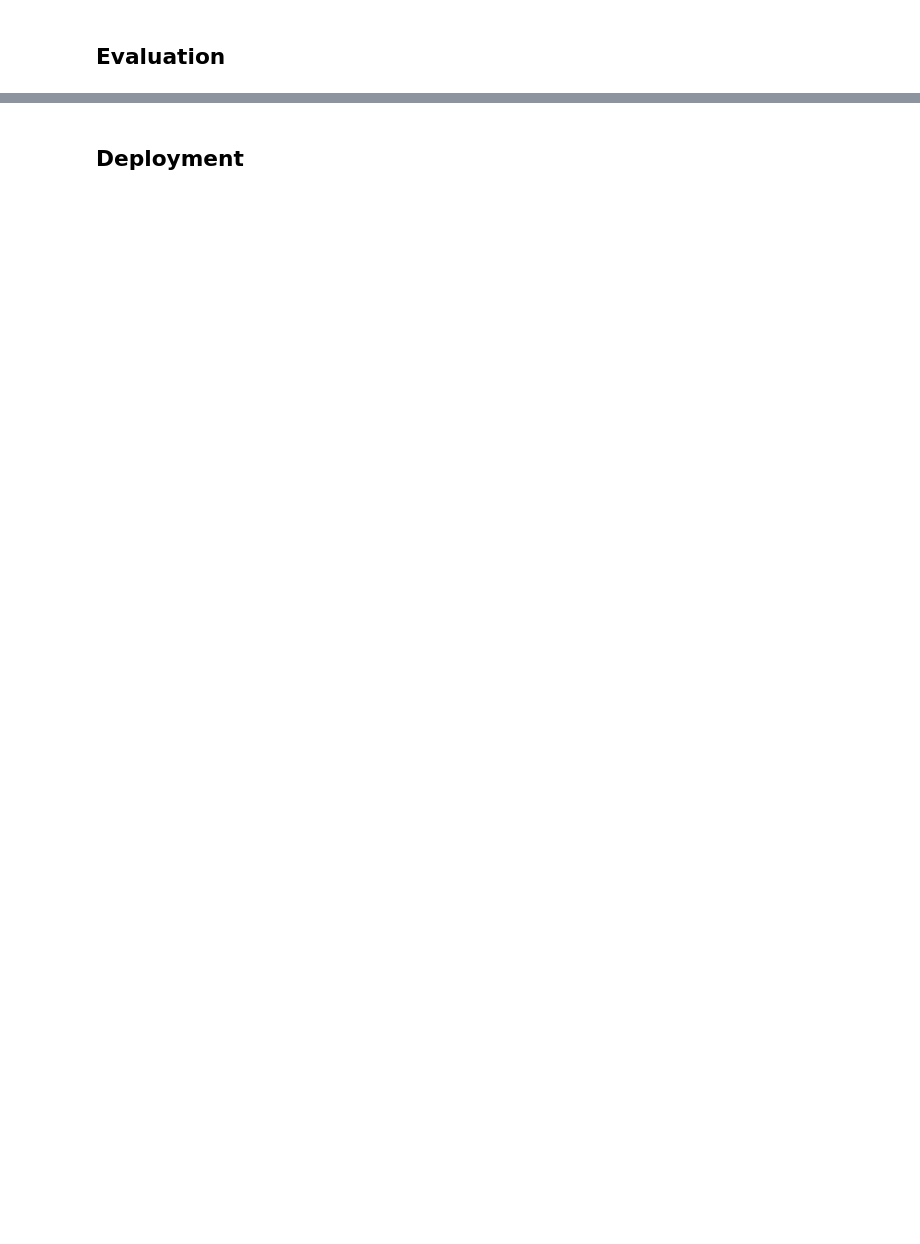
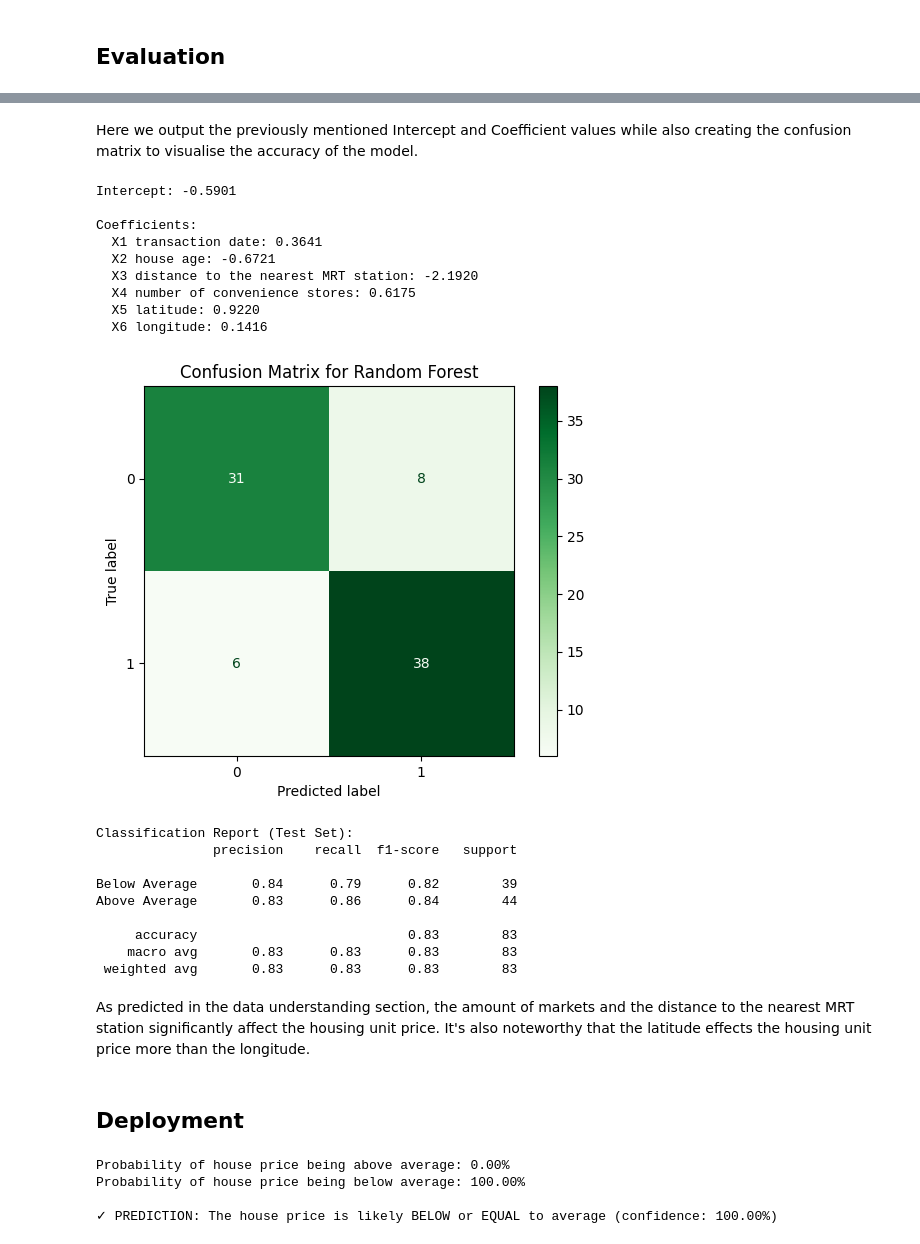
Before and after one commit to TheZink/MLL, a Jupyter notebook: Documents/LinearLogisticRegression/LinearLogisticRegression.ipynb, the cells around one changed output, grey strips where cells are left out. Saved outputs shown, nothing was run; the diff lists cells and outputs as text; code cells hidden in the pictures; blank space fills up the shorter version.

```diff
--- a/Documents/LinearLogisticRegression/LinearLogisticRegression.ipynb
+++ b/Documents/LinearLogisticRegression/LinearLogisticRegression.ipynb
@@ -114,0 +229,4 @@ Before we start to go through the data we can make a statement that this dataset
+# %%
+# Building and fitting the logistic regression model
+logistic_model = LogisticRegression(solver='lbfgs')
+logistic_model.fit(X_train, logistic_y_train)
@@ -116,0 +250,4 @@ Before we start to go through the data we can make a statement that this dataset
+# %%
+logistic_predictions = logistic_model.predict(X_test)
+print("Classification Report for Logistic Regression:")
+print(classification_report(logistic_y_test, logistic_predictions, target_names=['Below Average', 'Above Average']))
@@ -117,2 +264,70 @@ Before we start to go through the data we can make a statement that this dataset
+# %% [markdown]
+Here we output the previously mentioned Intercept and Coefficient values while also creating the confusion matrix to visualise the accuracy of the model.
+# %%
+print(f"Intercept: {logistic_model.intercept_[0]:.4f}")
+print("\nCoefficients:")
+
+for feature, coef in zip(X.columns, logistic_model.coef_[0]):
+    print(f"  {feature}: {coef:.4f}")
+
+cm = confusion_matrix(logistic_y_test, logistic_predictions)
+
+disp = ConfusionMatrixDisplay(confusion_matrix=cm)
+disp.plot(cmap=plt.cm.Greens)
+plt.title("Confusion Matrix for Random Forest")
+
+plt.show()
+
+# Classification Report
+print("\nClassification Report (Test Set):")
+print(classification_report(logistic_y_test, logistic_predictions,
+                          target_names=['Below Average', 'Above Average']))
+# %% [output]
+Intercept: -0.5901
+
+Coefficients:
+  X1 transaction date: 0.3641
+  X2 house age: -0.6721
+  X3 distance to the nearest MRT station: -2.1920
+  X4 number of convenience stores: 0.6175
+  X5 latitude: 0.9220
+  X6 longitude: 0.1416
+[figure, added]
+Classification Report (Test Set):
+               precision    recall  f1-score   support
+
+Below Average       0.84      0.79      0.82        39
+Above Average       0.83      0.86      0.84        44
+
+     accuracy                           0.83        83
+    macro avg       0.83      0.83      0.83        83
+ weighted avg       0.83      0.83      0.83        83
+# %% [markdown]
+As predicted in the data understanding section, the amount of markets and the distance to the nearest MRT station significantly affect the housing unit price. It's also noteworthy that the latitude effects the housing unit price more than the longitude.
 # %% [markdown]
 ## Deployment
+# %%
+features = X_test.columns.tolist()
+
+Xi = pd.DataFrame(columns=features)
+
+for f in features:
+    val = input(f"Enter value for feature {f}: ")
+    Xi[f] = [float(val)]
+
+Xi_scaled = pd.DataFrame(scaler.transform(Xi), columns=Xi.columns)
+
+# Get BOTH probabilities
+probabilities = logistic_model.predict_proba(Xi_scaled)[0]  # Get the full array
+p_below = probabilities[0]  # Probability of class 0 (below average)
+p_above = probabilities[1]  # Probability of class 1 (above average)
+
+if p_below > 0.5:
+    print(f"\n✓ PREDICTION: The house price is likely ABOVE average")
+else:
+    print(f"\n✓ PREDICTION: The house price is likely BELOW or EQUAL to average")
+# %% [output]
+Probability of house price being above average: 0.00%
+Probability of house price being below average: 100.00%
+
+✓ PREDICTION: The house price is likely BELOW or EQUAL to average (confidence: 100.00%)
```
Also changed, not shown: parts of 16 cells of this notebook.
